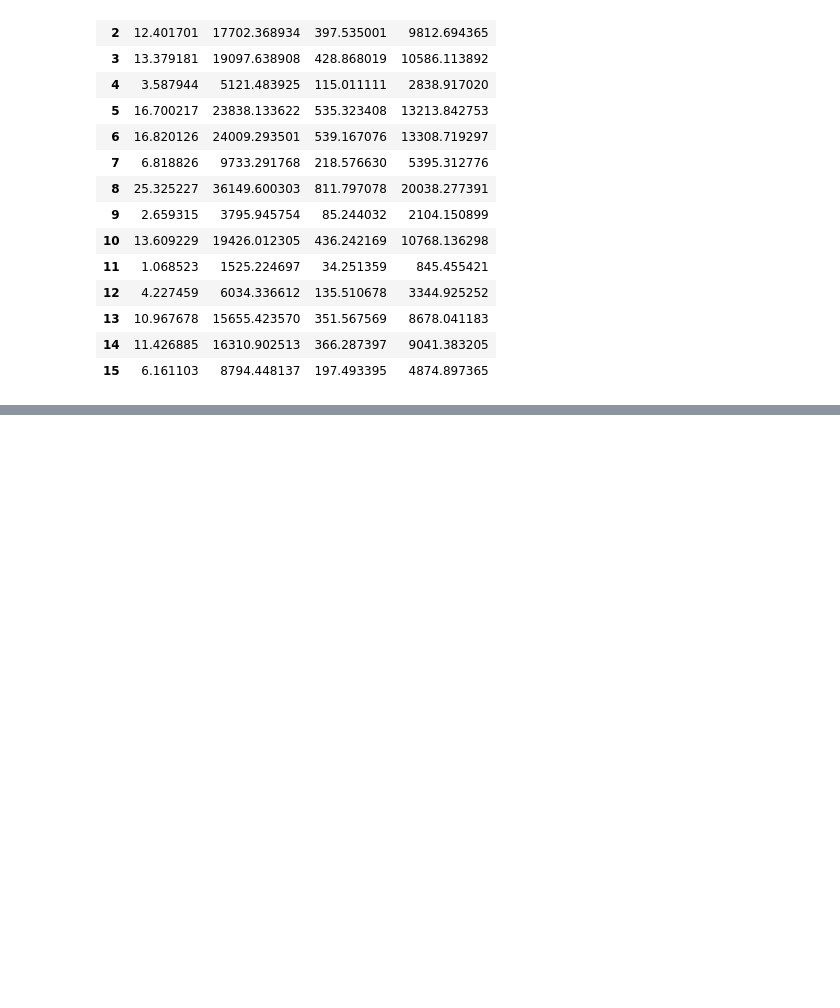
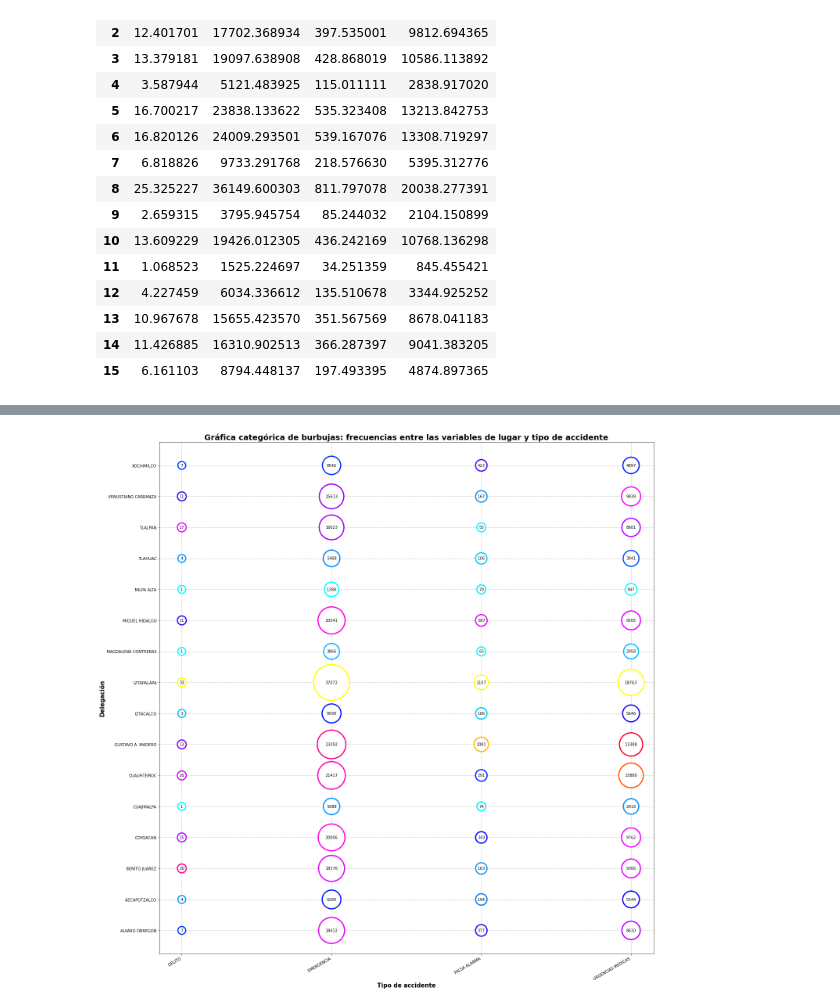
Before and after one commit to Mario-16180/BEDU-M4-DataAnalysisProject-CarAccidents, a Jupyter notebook: BEDU_DataAnalysis_CarAccidents.ipynb, the cells around one changed output, grey strips where cells are left out. Cells and saved outputs as stored; diff of their text form; code cells hidden in the pictures; blank space fills up the shorter version.

```diff
--- a/BEDU_DataAnalysis_CarAccidents.ipynb
+++ b/BEDU_DataAnalysis_CarAccidents.ipynb
@@ -117,9 +140,4 @@ pd.DataFrame(expected)
 # %% [markdown]
 ##### Lectura y generación de la tabla de contingencia
 # %%
-cross_tab = df.groupby(["delegacion_inicio","clas_con_f_alarma"]).agg("count")["folio"].unstack(1).fillna(0).astype("int")
-new_cols = []
-for i in range(len(cross_tab.columns)):
-    new_cols.append(f'type_{i}')
-cross_tab.columns = new_cols
-cross_tab.reset_index(inplace=True,drop=True)
+cross_tab_2 = df.groupby(["delegacion_inicio","clas_con_f_alarma"]).agg("count")["folio"].unstack(1).fillna(0).astype("int")
@@ -207,0 +201,2 @@ mosaic(cross_tab.stack());
+# %%
+df_bubble_2 = cross_tab_2.unstack().reset_index().rename(columns={"clas_con_f_alarma":"tipo_alarma","delegacion_inicio":"lugar",0:"frecuencia"})
@@ -207,0 +207,24 @@ mosaic(cross_tab.stack());
+# %%
+# Se crea un padding para las bolitas
+df_bubble_2["padd"] = 2.5 * (df_bubble_2.frecuencia - df_bubble_2.frecuencia.min()) / (df_bubble_2.frecuencia.max() - df_bubble_2.frecuencia.min()) + 0.5
+fig = plt.figure(figsize=(20,20))
+# Crear el scatterplot categórico
+s = plt.scatter(df_bubble_2.tipo_alarma, df_bubble_2.lugar, s = 0)
+# Se grafican los datos de renglón en renglón como texto con círculos cuyos radios dependen del valor
+for row in df_bubble_2.itertuples():
+    col_per = rgb(row.frecuencia,cross_tab_2[row.tipo_alarma].min(),cross_tab_2[row.tipo_alarma].max())
+    color = "#{0:02x}{1:02x}{2:02x}".format(clamp(col_per[0]), clamp(col_per[1]), clamp(col_per[2]))
+    bbox_props = dict(boxstyle = "circle, pad = {}".format(row.padd), fc = "w", ec = color, lw = 3)
+    plt.annotate(str(row.frecuencia), xy = (row.tipo_alarma, row.lugar), bbox = bbox_props, ha="center", va="center", zorder = 2, clip_on = True)
+# Se grafica el grid detrás de los marcadores
+plt.grid(ls = "--", zorder = 1)
+# Para alinear bien las etiquetas de los ejes
+fig.autofmt_xdate()
+plt.xlabel("Tipo de accidente", fontsize=15, fontweight="bold")
+plt.ylabel("Delegación", fontsize=15, fontweight="bold")
+plt.title("Gráfica categórica de burbujas: frecuencias entre las variables de lugar y tipo de accidente",
+          fontsize=20, fontweight="bold")
+plt.tight_layout()
+plt.show()
+# %% [output]
+[figure, added]
```
Also changed, not shown: parts of 16 cells of this notebook, 1 other file.
